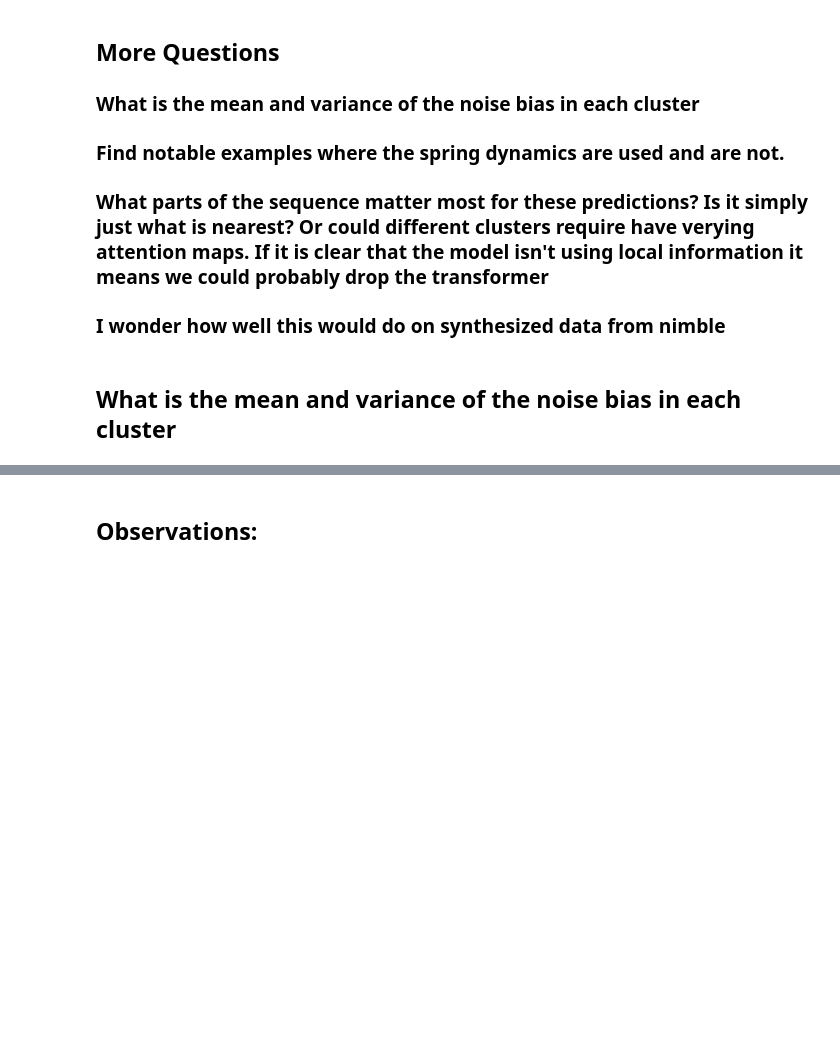
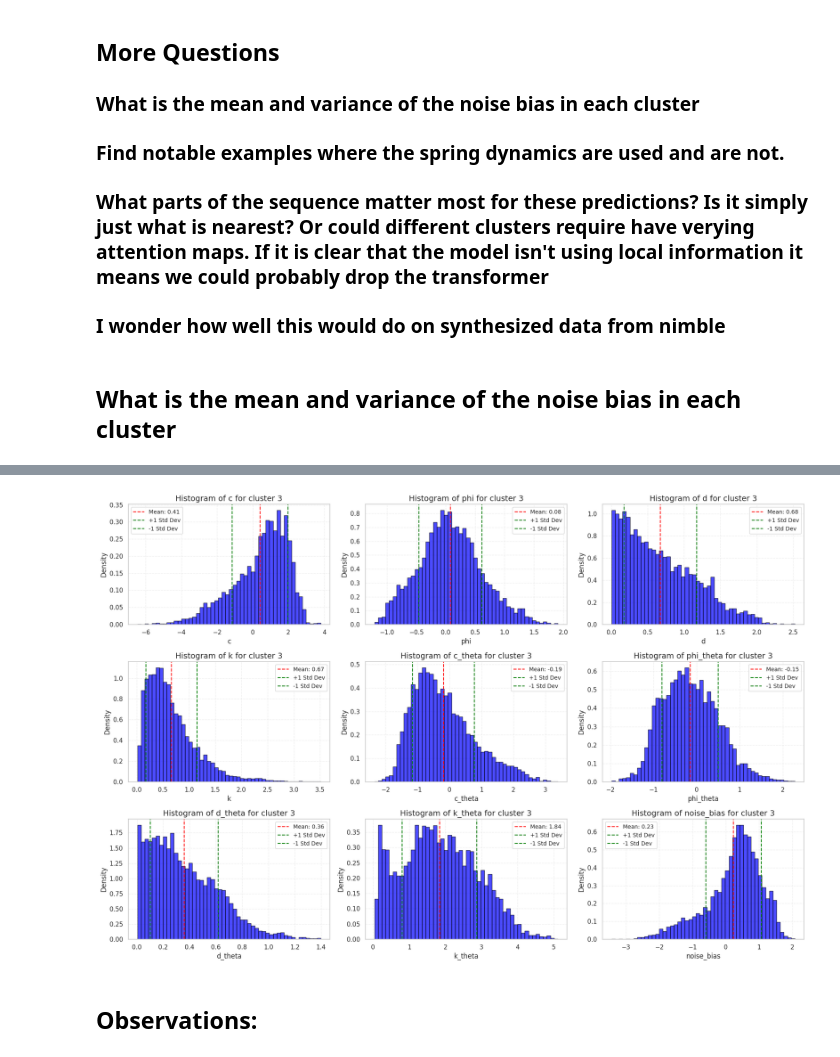
Before and after one commit to jayson1200/realistic-imu, a Jupyter notebook: src/model-analysis.ipynb, the cells around one changed output, grey strips where cells are left out. Cells and saved outputs as stored; diff of their text form; code cells hidden in the pictures; blank space fills up the shorter version.

```diff
--- a/src/model-analysis.ipynb
+++ b/src/model-analysis.ipynb
@@ -726,5 +710,7 @@ plot_histograms(1, -2)
 # %%
-plot_histograms(2, -2)
+plot_histograms(2, -4)
+# %% [output]
+[figure, added]
 # %% [markdown]
 ## Observations:
 # %% [markdown]
```
Also changed, not shown: parts of 14 cells of this notebook, 1 other file.
